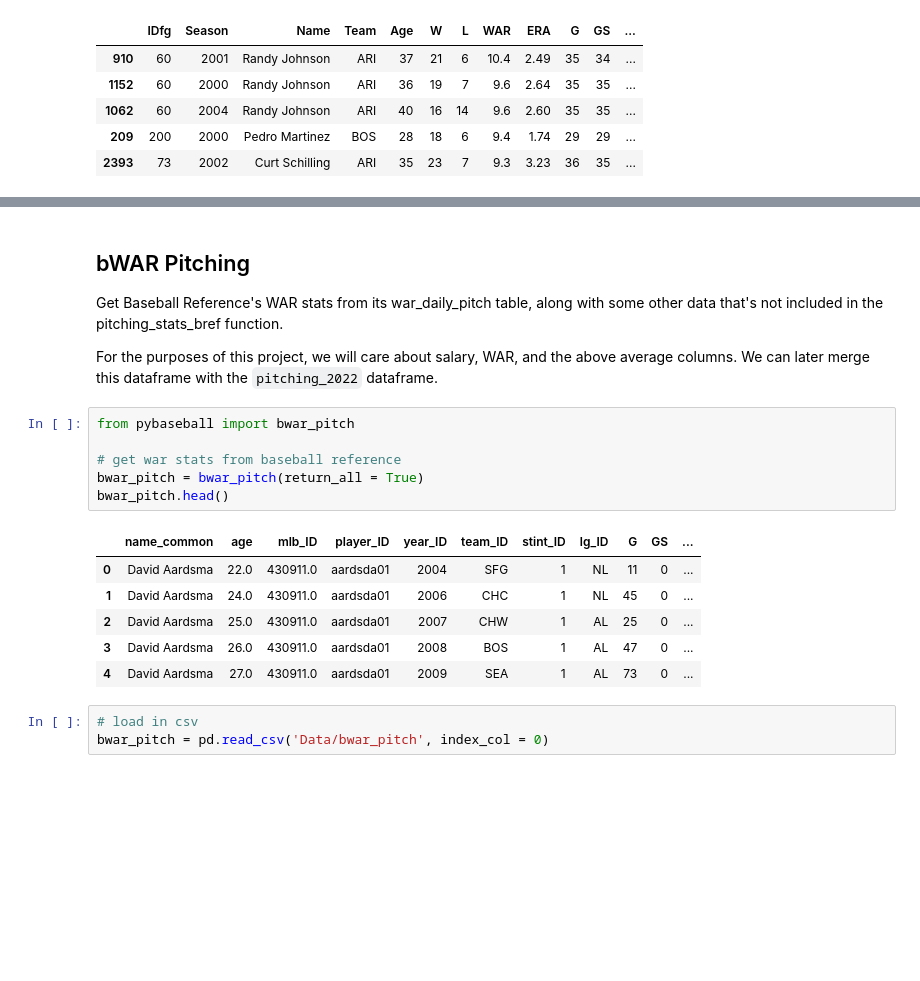
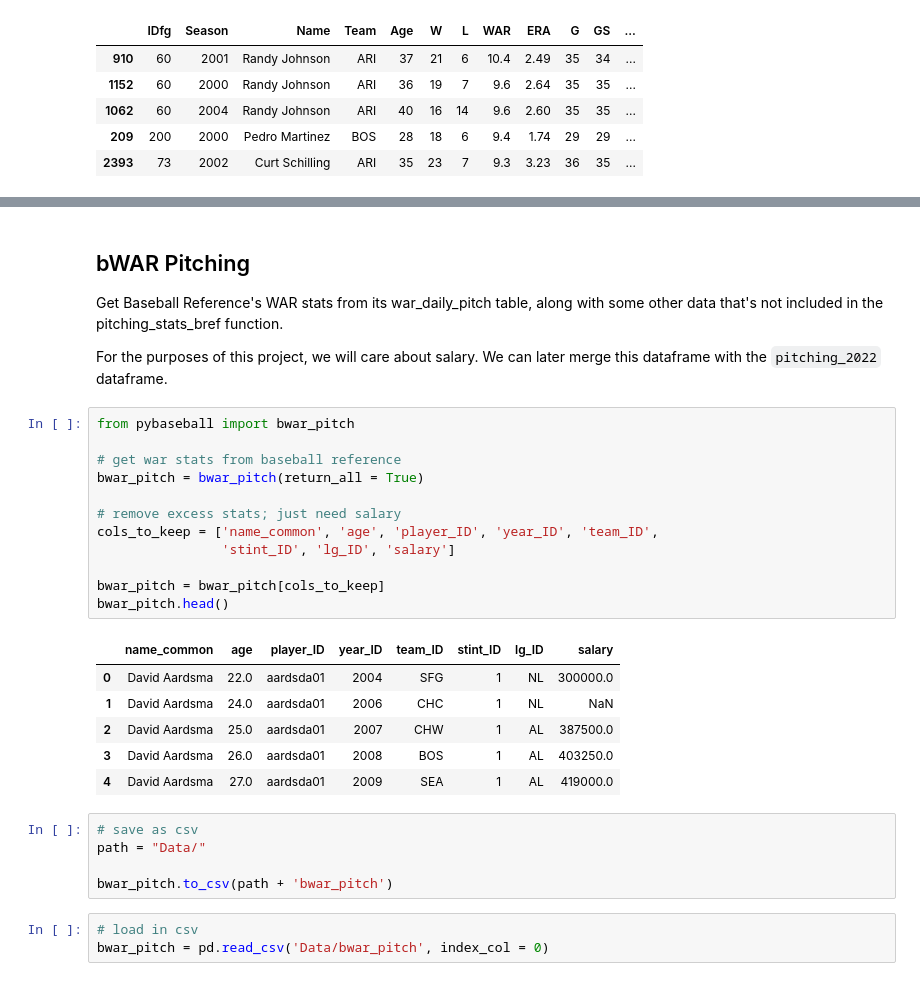
Before and after one commit to eric8395/baseball-analytics, a Jupyter notebook: Data Cleaning.ipynb, the cells around one changed output, grey strips where cells are left out. Saved outputs shown, nothing was run; the diff lists cells and outputs as text; blank space fills up the shorter version.

```diff
--- a/Data Cleaning.ipynb
+++ b/Data Cleaning.ipynb
@@ -162,20 +177,31 @@ pitching_2021.describe()
 
 Get Baseball Reference's WAR stats from its war_daily_pitch table, along with some other data that's not included in the pitching_stats_bref function.
 
-For the purposes of this project, we will care about salary, WAR, and the above average columns. We can later merge this dataframe with the `pitching_2022` dataframe.
+For the purposes of this project, we will care about salary. We can later merge this dataframe with the `pitching_2022` dataframe.
 # %%
 from pybaseball import bwar_pitch
 
 # get war stats from baseball reference
 bwar_pitch = bwar_pitch(return_all = True)
+
+# remove excess stats; just need salary
+cols_to_keep = ['name_common', 'age', 'player_ID', 'year_ID', 'team_ID',
+                'stint_ID', 'lg_ID', 'salary']
+
+bwar_pitch = bwar_pitch[cols_to_keep]
 bwar_pitch.head()
 # %% [output]
-|  | name_common | age | mlb_ID | player_ID | year_ID | team_ID | stint_ID | lg_ID | G | GS | ... |
-| 0 | David Aardsma | 22.0 | 430911.0 | aardsda01 | 2004 | SFG | 1 | NL | 11 | 0 | ... |
-| 1 | David Aardsma | 24.0 | 430911.0 | aardsda01 | 2006 | CHC | 1 | NL | 45 | 0 | ... |
-| 2 | David Aardsma | 25.0 | 430911.0 | aardsda01 | 2007 | CHW | 1 | AL | 25 | 0 | ... |
-| 3 | David Aardsma | 26.0 | 430911.0 | aardsda01 | 2008 | BOS | 1 | AL | 47 | 0 | ... |
-| 4 | David Aardsma | 27.0 | 430911.0 | aardsda01 | 2009 | SEA | 1 | AL | 73 | 0 | ... |
+|  | name_common | age | player_ID | year_ID | team_ID | stint_ID | lg_ID | salary |
+| 0 | David Aardsma | 22.0 | aardsda01 | 2004 | SFG | 1 | NL | 300000.0 |
+| 1 | David Aardsma | 24.0 | aardsda01 | 2006 | CHC | 1 | NL | NaN |
+| 2 | David Aardsma | 25.0 | aardsda01 | 2007 | CHW | 1 | AL | 387500.0 |
+| 3 | David Aardsma | 26.0 | aardsda01 | 2008 | BOS | 1 | AL | 403250.0 |
+| 4 | David Aardsma | 27.0 | aardsda01 | 2009 | SEA | 1 | AL | 419000.0 |
+# %%
+# save as csv
+path = "Data/"
+
+bwar_pitch.to_csv(path + 'bwar_pitch')
 # %%
 # load in csv
 bwar_pitch = pd.read_csv('Data/bwar_pitch', index_col = 0)
```
Also changed, not shown: parts of 49 cells of this notebook, 5 other files.
